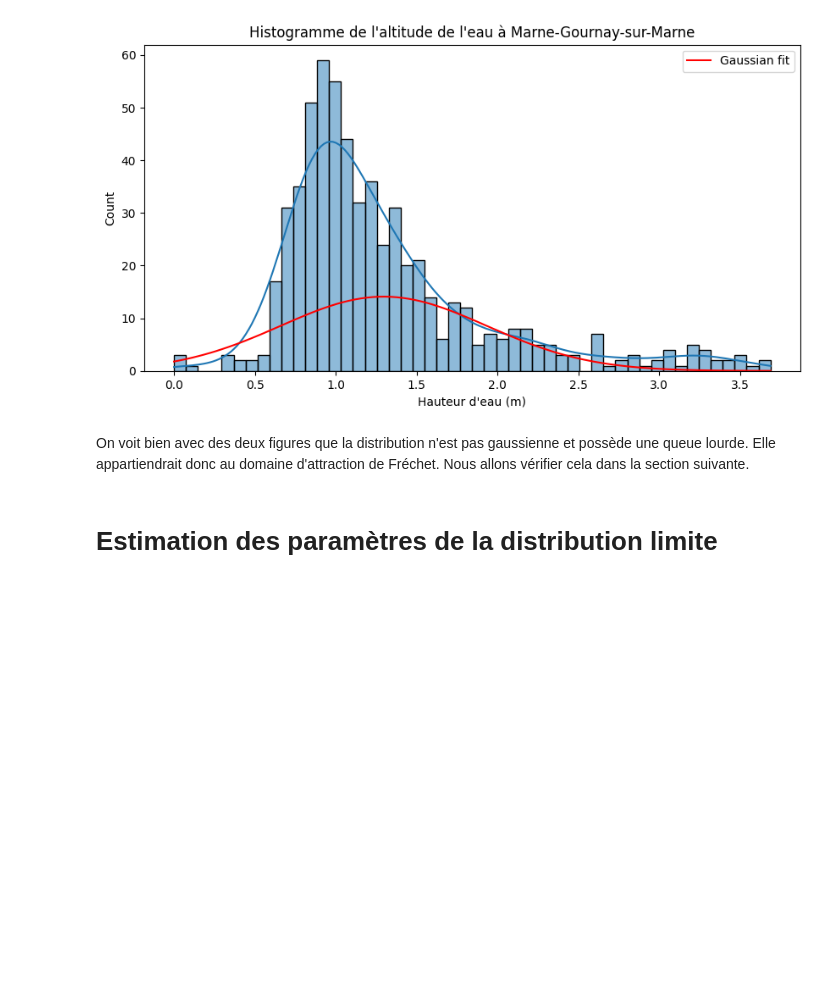
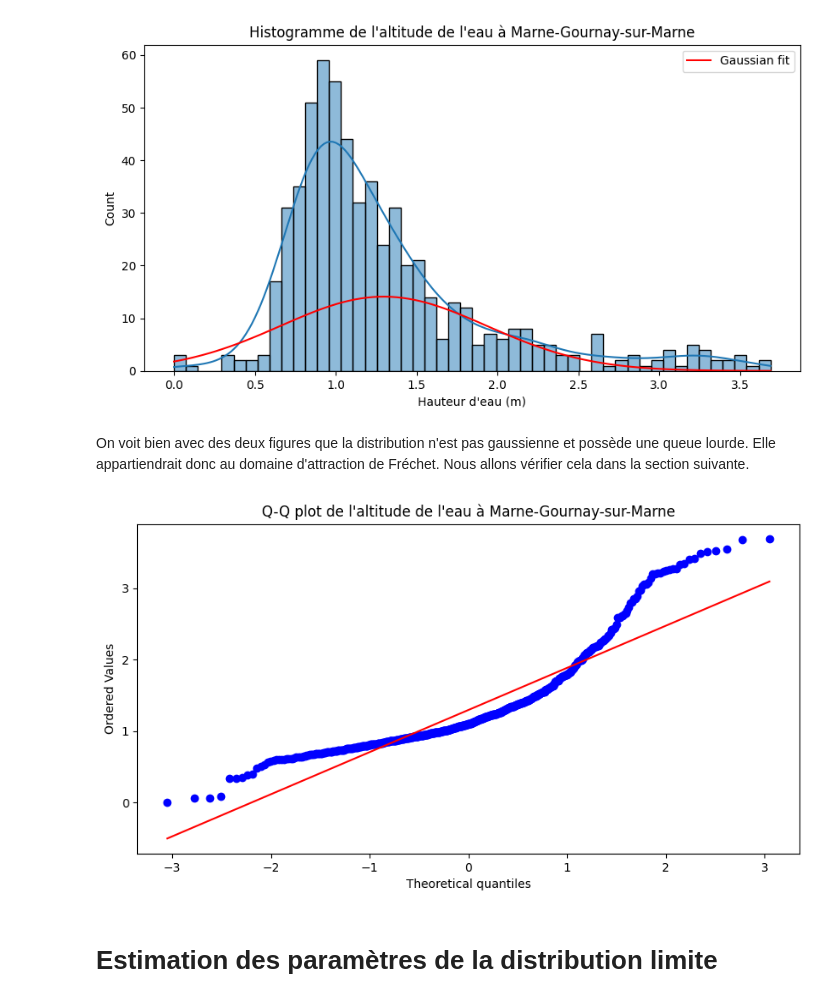
Before and after one commit to hubert-ld/APM_52065_EP-Memoire, a Jupyter notebook: seine_et_marne/quantile_extreme-dahti.ipynb, the cells around one changed output. Drawn from its saved outputs; the diff is of its cells as text; code cells hidden in the pictures; blank space fills up the shorter version.

```diff
--- a/seine_et_marne/quantile_extreme-dahti.ipynb
+++ b/seine_et_marne/quantile_extreme-dahti.ipynb
@@ -105,6 +105,14 @@ plt.show()
 [figure]
 # %% [markdown]
 On voit bien avec des deux figures que la distribution n'est pas gaussienne et possède une queue lourde. Elle appartiendrait donc au domaine d'attraction de Fréchet. Nous allons vérifier cela dans la section suivante.
+# %%
+# Normale Q-Q plot
+plt.figure(figsize=(10, 5))
+stats.probplot(seine["elevation"], dist="norm", plot=plt)
+plt.title("Q-Q plot de l'altitude de l'eau à Marne-Gournay-sur-Marne")
+plt.show()
+# %% [output]
+[figure, added]
 # %% [markdown]
 # Estimation des paramètres de la distribution limite
 # %% [markdown]
```
Also changed, not shown: parts of 1 cell of this notebook, 5 other files.
